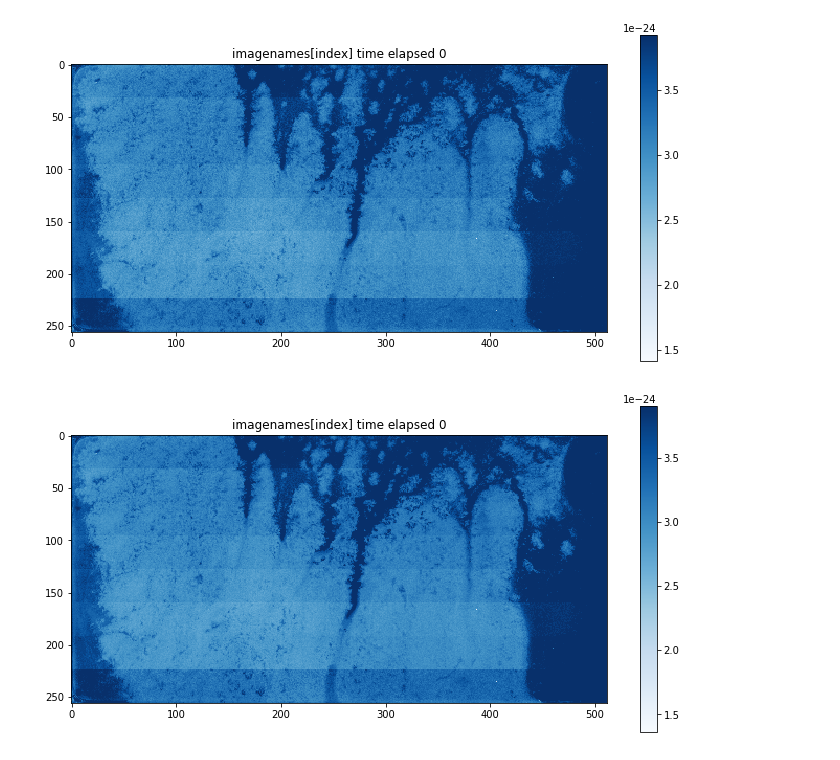
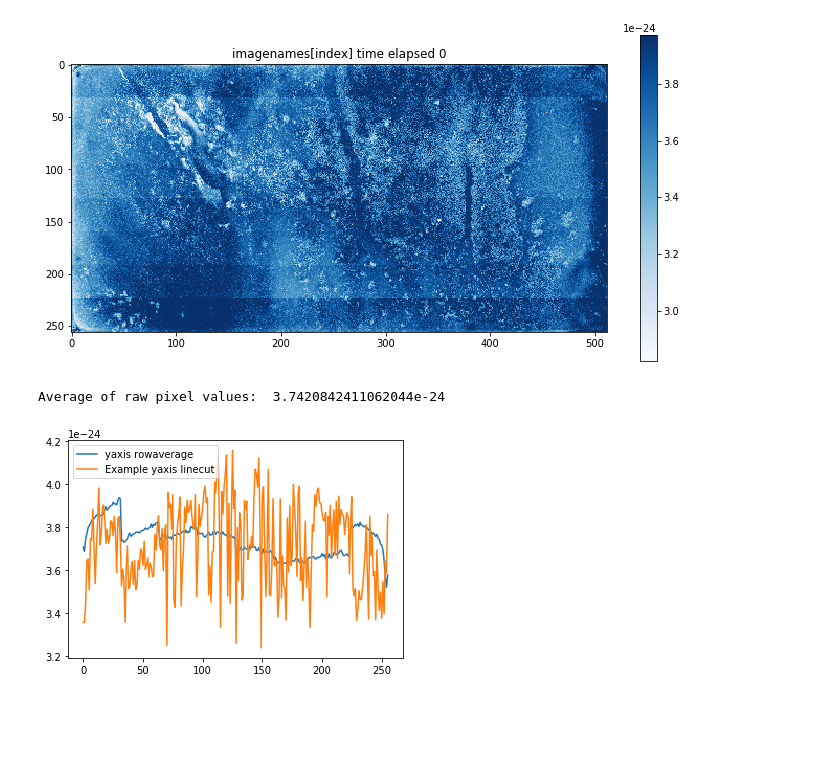
Before and after one commit to JTomI/Larkin-Hybiscus, a Jupyter notebook: Minerva_Tools/Minerva_Plotting.ipynb, the cells around one changed output. Cells and saved outputs as stored; diff of their text form; code cells hidden in the pictures; blank space fills up the shorter version.

```diff
--- a/Minerva_Tools/Minerva_Plotting.ipynb
+++ b/Minerva_Tools/Minerva_Plotting.ipynb
@@ -71,6 +76,7 @@ Total import size:  1056 Bytes
 index=5
 normrows = [0,511]
 vrange = [-5,1]
+
 Nstd=5
 # image_2d_ph1 = images_ph1[index]
 # image_2d_ph2 = images_ph2[index]
@@ -83,18 +89,28 @@ datalist = iM.logfile_explists[0]
 #Fetch pair of impedance images from first timepoint of the first log file
 image_2d_ph1,image_2d_ph2 = iM.get_data(filename,datalist[0])
 
-image_2d_ph1 = normalize_by_channel(image=image_2d_ph1,normrows=normrows)
-image_2d_ph2 = normalize_by_channel(image=image_2d_ph2,normrows=normrows)
-# ~~~~~~~~~~~~~~~~~~
-image_2d_ph1 = remove_outliers(image=image_2d_ph1,Nstd=Nstd)
-image_2d_ph2 = remove_outliers(image=image_2d_ph2,Nstd=Nstd)
-# ~~~~~~~~~~~~~~~~~~
-# re-normalize again
-image_2d_ph1 = normalize_by_channel(image=image_2d_ph1,normrows=normrows)
-image_2d_ph2 = normalize_by_channel(image=image_2d_ph2,normrows=normrows)
+# image_2d_ph1 = normalize_by_channel(image=image_2d_ph1,normrows=normrows)
+# image_2d_ph2 = normalize_by_channel(image=image_2d_ph2,normrows=normrows)
+# # ~~~~~~~~~~~~~~~~~~
+# image_2d_ph1 = remove_outliers(image=image_2d_ph1,Nstd=Nstd)
+# image_2d_ph2 = remove_outliers(image=image_2d_ph2,Nstd=Nstd)
+# # ~~~~~~~~~~~~~~~~~~
+# # re-normalize again
+# image_2d_ph1 = normalize_by_channel(image=image_2d_ph1,normrows=normrows)
+# image_2d_ph2 = normalize_by_channel(image=image_2d_ph2,normrows=normrows)
 # %%
 plot_single((image_2d_ph1),data_name='imagenames[index]',tx=0,t0=0);
-plot_single((image_2d_ph2),data_name='imagenames[index]',tx=0,t0=0);
+
+linecut = image_2d_ph1[256,:]
+rowaverage=np.mean(image_2d_ph1,axis=0)
+plt.plot(rowaverage, label="yaxis rowaverage")
+plt.plot(linecut, label="Example yaxis linecut")
+plt.legend()
+frameaverage = np.mean(image_2d_ph1)
+print("Average of raw pixel values: ",frameaverage)
+
+# plot_single((image_2d_ph2),data_name='imagenames[index]',tx=0,t0=0);
 # %% [output]
-[figure, old version]
+[figure, new version]
+Average of raw pixel values:  3.7420842411062044e-24
-[figure, old version]
+[figure, new version]
```
Also changed, not shown: parts of 8 cells of this notebook, 2 other files.
